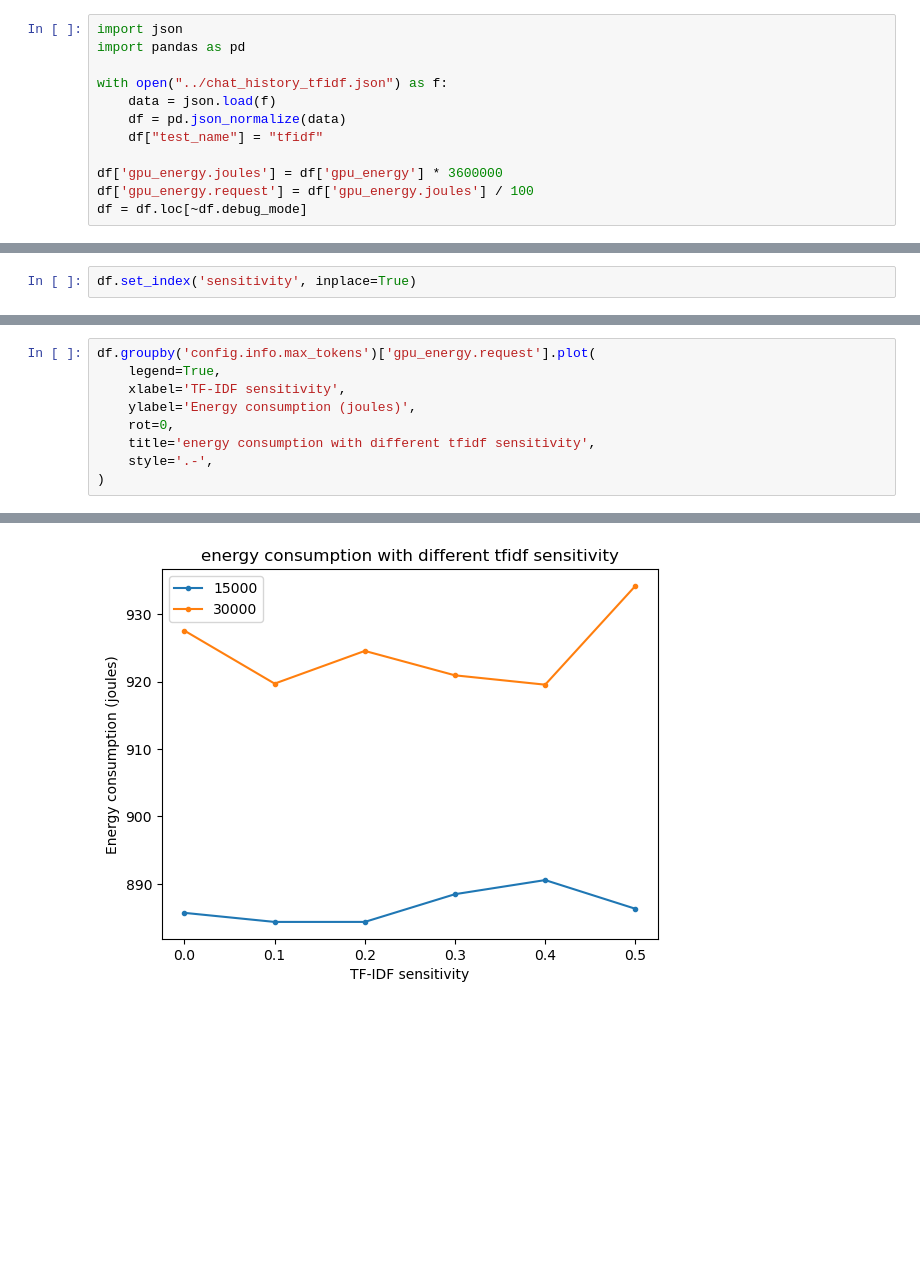
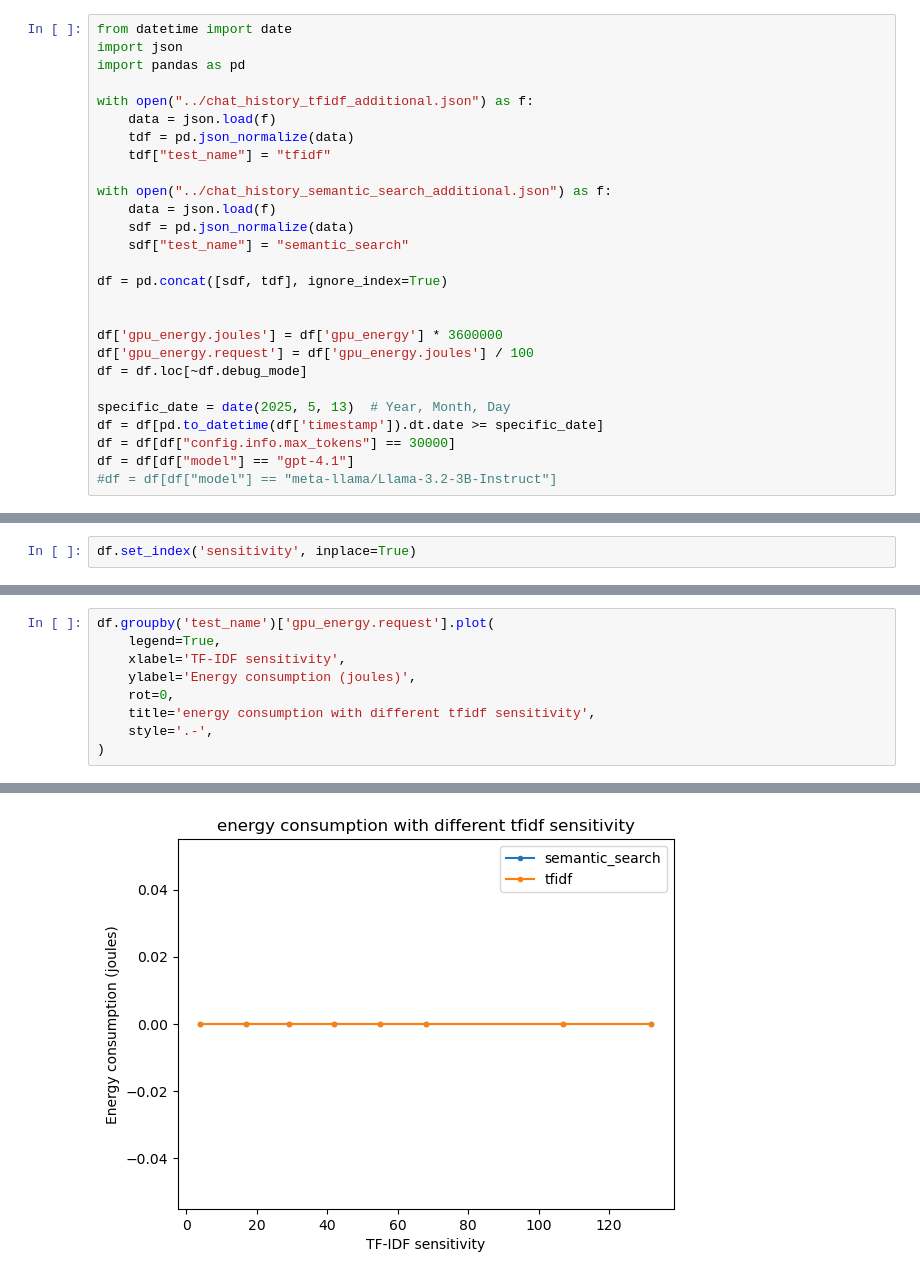
Before and after one commit to Q42/green.ai, a Jupyter notebook: results/graphs/chat_history_search.ipynb, the cells around one changed output, grey strips where cells are left out. Saved outputs shown, nothing was run; the diff lists cells and outputs as text; blank space fills up the shorter version.

```diff
--- a/results/graphs/chat_history_search.ipynb
+++ b/results/graphs/chat_history_search.ipynb
@@ -1,12 +1,27 @@
 # %%
+from datetime import date
 import json
 import pandas as pd
 
-with open("../chat_history_tfidf.json") as f:
+with open("../chat_history_tfidf_additional.json") as f:
     data = json.load(f)
-    df = pd.json_normalize(data)
-    df["test_name"] = "tfidf"
+    tdf = pd.json_normalize(data)
+    tdf["test_name"] = "tfidf"
+
+with open("../chat_history_semantic_search_additional.json") as f:
+    data = json.load(f)
+    sdf = pd.json_normalize(data)
+    sdf["test_name"] = "semantic_search"
+
+df = pd.concat([sdf, tdf], ignore_index=True)
+
 
 df['gpu_energy.joules'] = df['gpu_energy'] * 3600000
 df['gpu_energy.request'] = df['gpu_energy.joules'] / 100
 df = df.loc[~df.debug_mode]
+
+specific_date = date(2025, 5, 13)  # Year, Month, Day
+df = df[pd.to_datetime(df['timestamp']).dt.date >= specific_date]
+df = df[df["config.info.max_tokens"] == 30000]
+df = df[df["model"] == "gpt-4.1"]
+#df = df[df["model"] == "meta-llama/Llama-3.2-3B-Instruct"]
@@ -30,5 +70,5 @@ Name: score, dtype: object
 # %%
-df.groupby('config.info.max_tokens')['gpu_energy.request'].plot(
+df.groupby('test_name')['gpu_energy.request'].plot(
     legend=True,
     xlabel='TF-IDF sensitivity',
     ylabel='Energy consumption (joules)',
@@ -43,2 +83,2 @@ config.info.max_tokens
 Name: gpu_energy.request, dtype: object
-[figure, old version]
+[figure, new version]
```
Also changed, not shown: parts of 4 cells of this notebook.
